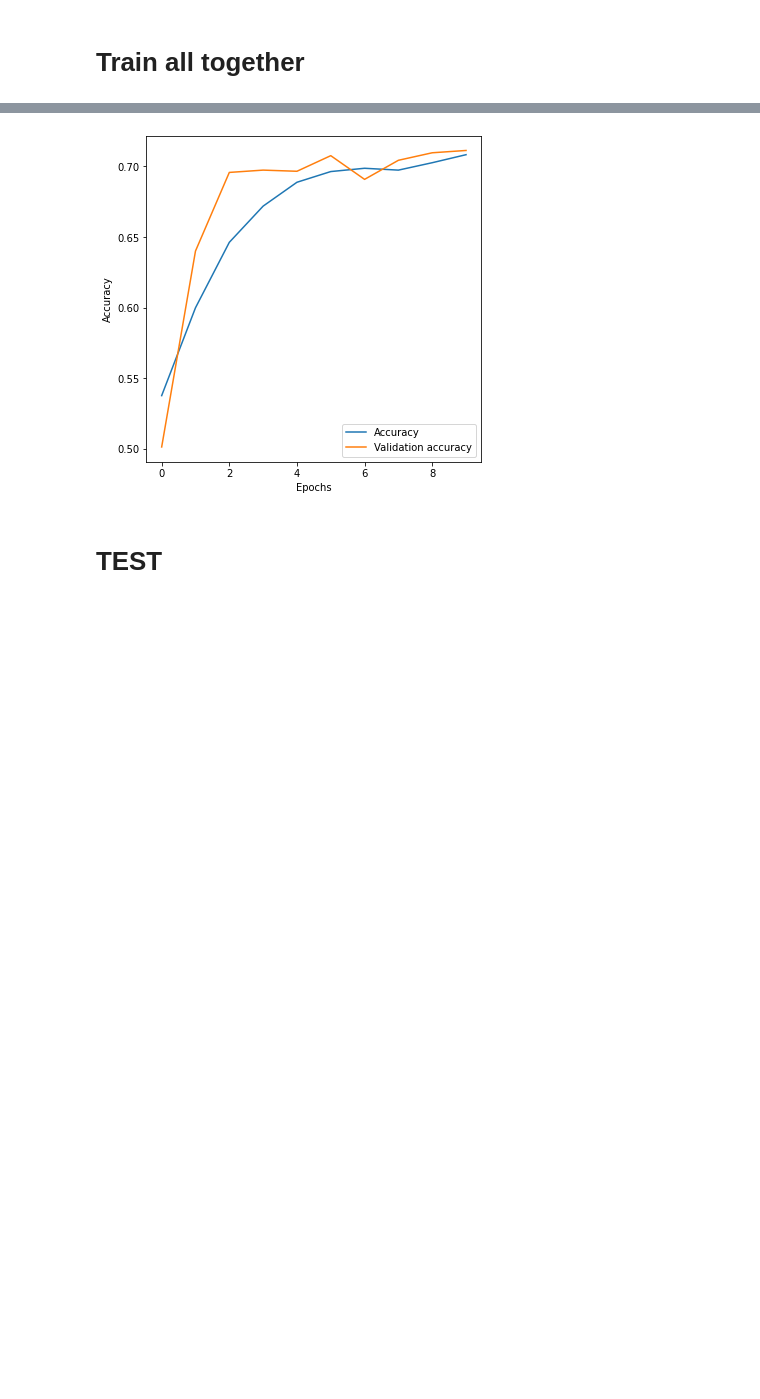
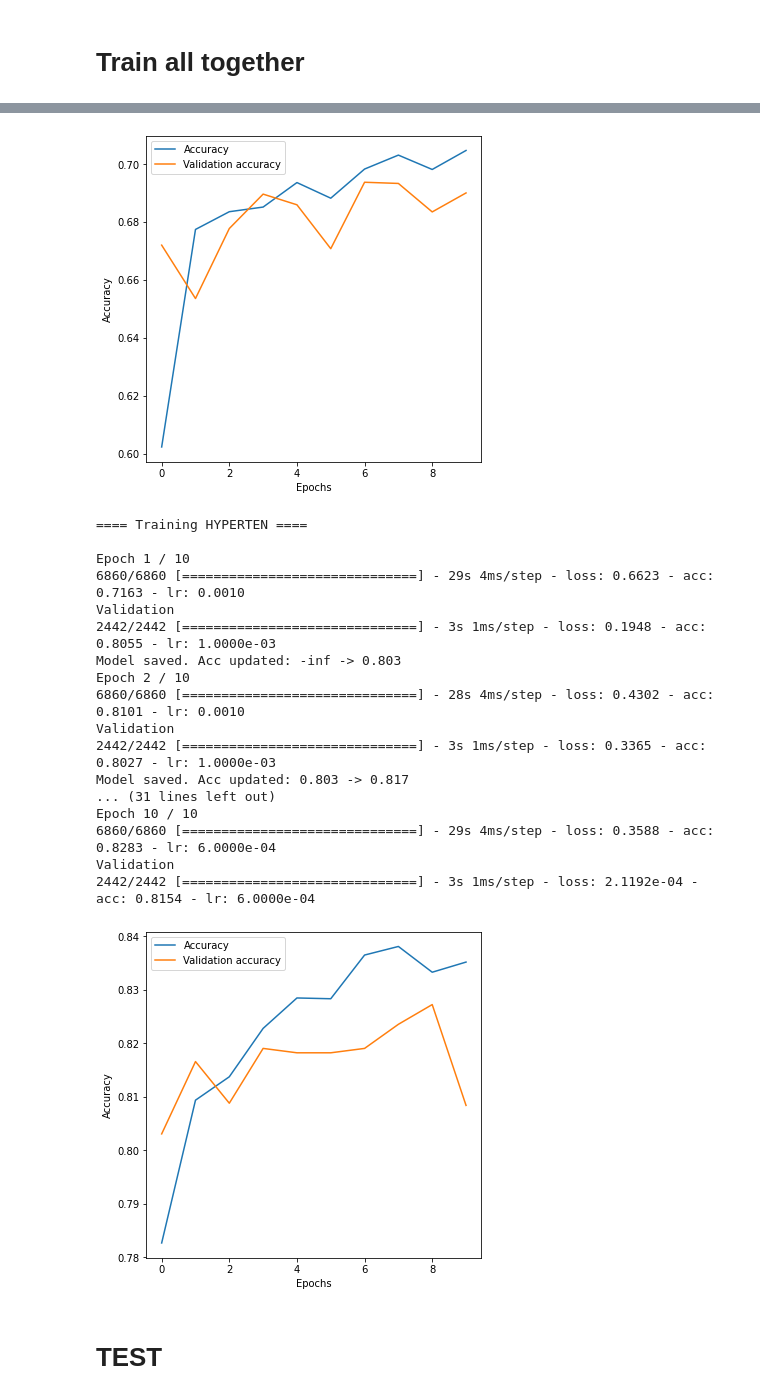
Before and after one commit to Dianevera/heart-prediction, a Jupyter notebook: src/MLP.ipynb, the cells around one changed output, grey strips where cells are left out. Cells and saved outputs as stored; diff of their text form; code cells hidden in the pictures; blank space fills up the shorter version.

```diff
--- a/src/MLP.ipynb
+++ b/src/MLP.ipynb
@@ -167,6 +165,6 @@ Validation
 ... (4 outputs left out)
 # %%
-to_retrain = ['CVD']
+to_retrain = ['ANYCHD', 'HYPERTEN']
 
 trainers = retrain(to_retrain, data_path,
                         df.iloc[:, 23: 31].columns, split_proportions,
@@ -192,4 +190,22 @@ Model saved. Acc updated: 0.710 -> 0.711
-[figure, old version]
+[figure, new version]
+==== Training HYPERTEN ====
+
+Epoch 1 / 10
+6860/6860 [==============================] - 29s 4ms/step - loss: 0.6623 - acc: 0.7163 - lr: 0.0010
+Validation
+2442/2442 [==============================] - 3s 1ms/step - loss: 0.1948 - acc: 0.8055 - lr: 1.0000e-03
+Model saved. Acc updated: -inf -> 0.803
+Epoch 2 / 10
+6860/6860 [==============================] - 28s 4ms/step - loss: 0.4302 - acc: 0.8101 - lr: 0.0010
+Validation
+2442/2442 [==============================] - 3s 1ms/step - loss: 0.3365 - acc: 0.8027 - lr: 1.0000e-03
+Model saved. Acc updated: 0.803 -> 0.817
+... (31 lines left out)
+Epoch 10 / 10
+6860/6860 [==============================] - 29s 4ms/step - loss: 0.3588 - acc: 0.8283 - lr: 6.0000e-04
+Validation
+2442/2442 [==============================] - 3s 1ms/step - loss: 2.1192e-04 - acc: 0.8154 - lr: 6.0000e-04
+[figure, added]
 # %% [markdown]
 # TEST
 # %%
```
Also changed, not shown: parts of 5 cells of this notebook, 15 other files.
